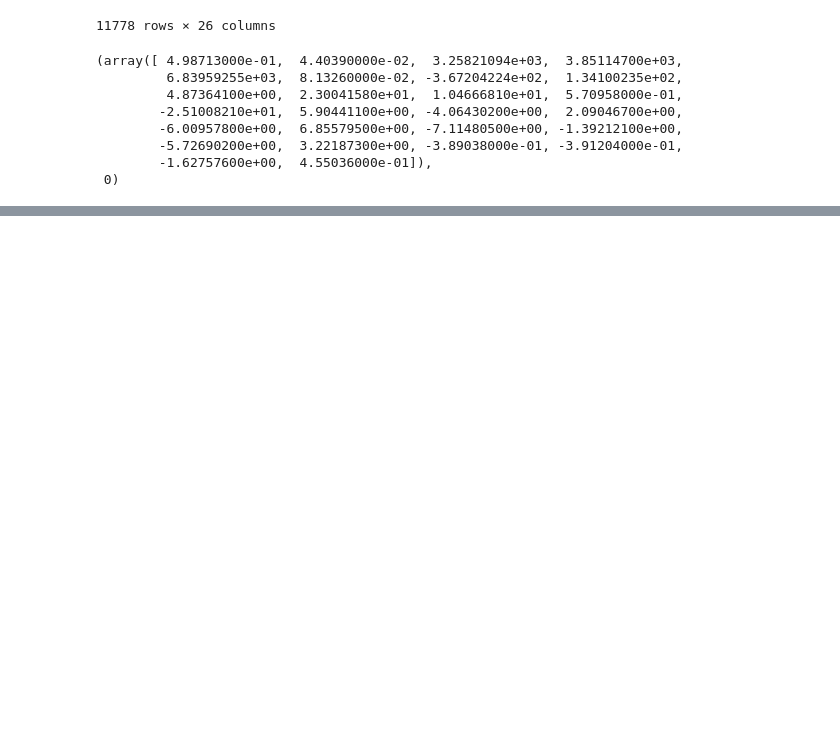
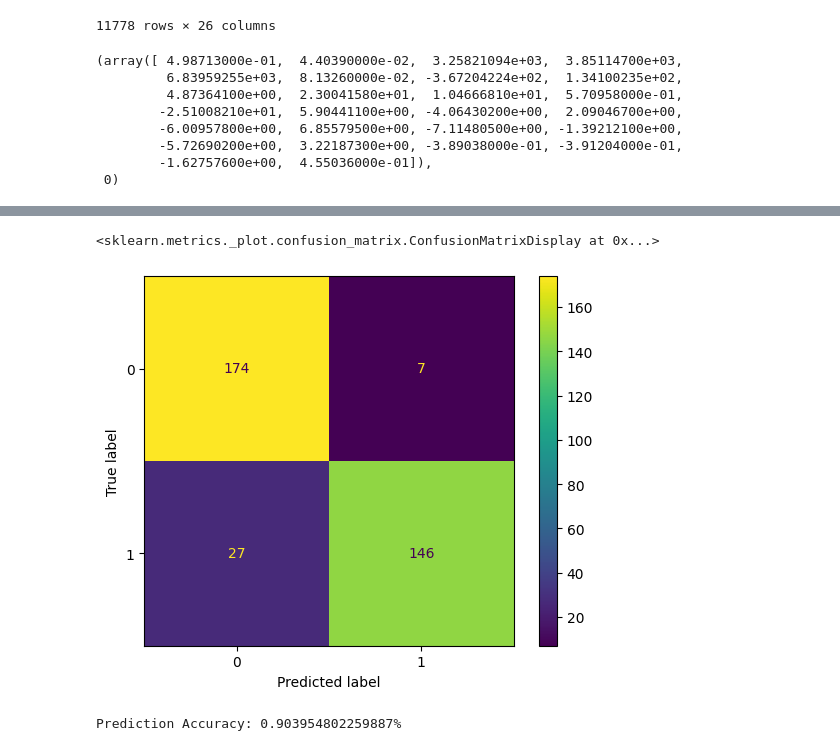
Before and after one commit to ConnorMac0/DeepFakeAudioDetection, a Jupyter notebook: Code/DeepVoiceDetection.ipynb, the cells around one changed output, grey strips where cells are left out. Saved outputs shown, nothing was run; the diff lists cells and outputs as text; code cells hidden in the pictures; blank space fills up the shorter version.

Commit message:
Improved NN Accuracy
Added prediction data  and confusion matrix representation

```diff
--- a/Code/DeepVoiceDetection.ipynb
+++ b/Code/DeepVoiceDetection.ipynb
@@ -75,8 +77,8 @@ trainDataset.as_numpy_iterator().next()
 # %%
 trainDataset = trainDataset.map(processData)
 trainDataset = trainDataset.cache()
-trainDataset = trainDataset.batch(32)
-trainDataset = trainDataset.prefetch(16)
+trainDataset = trainDataset.batch(64)
+trainDataset = trainDataset.prefetch(32)
 # %%
 testDataset = testDataset.map(processData)
 testDataset = testDataset.cache()
@@ -85,16 +87,19 @@ testDataset = testDataset.prefetch(16)
 # %%
 # Hyperparameters
-adam = optimizers.Adam(learning_rate=0.01)
-epochs = 25
+opt = optimizers.Adam(learning_rate=0.001)
+epochs = 100
 # %%
 # Define the NN model
 model = models.Sequential([
     layers.Dense(128, activation='relu', input_shape=(26,)),
+    layers.Dense(128, activation='relu'),
+    layers.Dense(16, activation='relu'),
+    layers.Dense(8, activation='relu'),
     layers.Dense(1, activation='sigmoid')
 ])
 
 # Compile the model
-model.compile(optimizer=adam, loss='BinaryCrossentropy', metrics=['accuracy'])
+model.compile(optimizer=opt, loss='BinaryCrossentropy', metrics=['accuracy'])
 
 # Train the model
 # model.fit(trainDataset, epochs=3, validation_data=testDataset)
@@ -125,0 +131,12 @@ Test Loss: 0.3492509126663208
+# %%
+X_val = abs(X_val)
+# %%
+from sklearn.metrics import confusion_matrix, ConfusionMatrixDisplay
+predicted = model.predict(np.array(X_val))
+predicted = tf.squeeze(predicted)
+predicted = np.array([1 if x >= 0.5 else 0 for x in predicted])
+actual = np.array(y_val)
+conf_mat = confusion_matrix(actual, predicted)
+displ = ConfusionMatrixDisplay(confusion_matrix=conf_mat)
+displ.plot()
+# %% [output]
@@ -125,0 +144,7 @@ Test Loss: 0.3492509126663208
+<sklearn.metrics._plot.confusion_matrix.ConfusionMatrixDisplay at 0x...>
+[figure, added]
+# %%
+predictPerc = (conf_mat[0][0]+conf_mat[1][1])/(conf_mat[0][0]+conf_mat[0][1]+conf_mat[1][0]+conf_mat[1][1])
+print(f"Prediction Accuracy: {predictPerc}%")
+# %% [output]
+Prediction Accuracy: 0.903954802259887%
```
Also changed, not shown: parts of 4 cells of this notebook.
